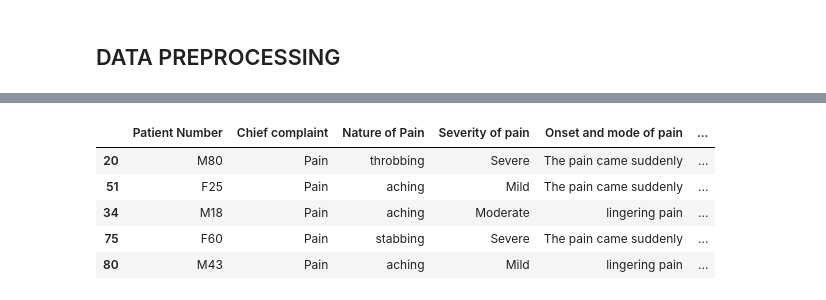
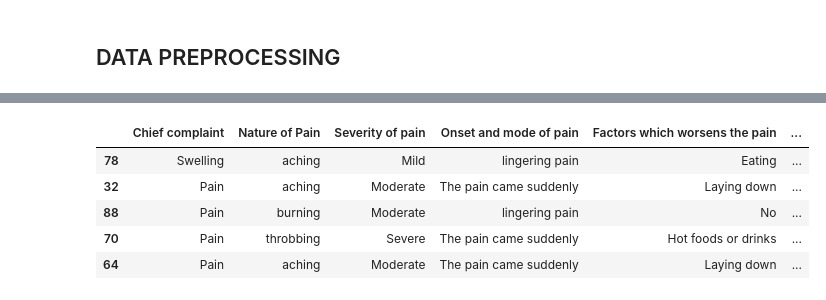
Before and after one commit to TheHuntsman4/Klepio, a Jupyter notebook: model/DentAI.ipynb, the cells around one changed output, grey strips where cells are left out. Cells and saved outputs as stored; diff of their text form; code cells hidden in the pictures.

Commit message:
<feat>: [starts in-depth data analysis and starts using updated dataset]

```diff
--- a/model/DentAI.ipynb
+++ b/model/DentAI.ipynb
@@ -21,7 +21,7 @@ warnings.filterwarnings('ignore')
 ## LOAD THE DATASET
 # %%
 #load the dataset
-data = pd.read_csv('./DentalData611.csv')
-data.sample(5)
+data = pd.read_csv('./DentalData811.csv')
+data.head()
 # %% [output]
 |  | Timestamp | Patient Number | Chief complaint | Nature of Pain | Severity of pain | Onset and mode of pain | ... |
@@ -92,12 +113,13 @@ dtype: int64
 # %%
 #Dropping unnecessary fields
 data.drop('Timestamp',axis=1, inplace=True)
+data.drop('Patient Number',axis=1, inplace=True)
 data.sample(5)
 # %% [output]
-|  | Patient Number | Chief complaint | Nature of Pain | Severity of pain | Onset and mode of pain | ... |
-| 20 | M80 | Pain | throbbing | Severe | The pain came suddenly | ... |
-| 51 | F25 | Pain | aching | Mild | The pain came suddenly | ... |
-| 34 | M18 | Pain | aching | Moderate | lingering pain | ... |
-| 75 | F60 | Pain | stabbing | Severe | The pain came suddenly | ... |
-| 80 | M43 | Pain | aching | Mild | lingering pain | ... |
+|  | Chief complaint | Nature of Pain | Severity of pain | Onset and mode of pain | Factors which worsens the pain | ... |
+| 78 | Swelling | aching | Mild | lingering pain | Eating | ... |
+| 32 | Pain | aching | Moderate | The pain came suddenly | Laying down | ... |
+| 88 | Pain | burning | Moderate | lingering pain | No | ... |
+| 70 | Pain | throbbing | Severe | The pain came suddenly | Hot foods or drinks | ... |
+| 64 | Pain | aching | Moderate | The pain came suddenly | Laying down | ... |
 # %%
```
Also changed, not shown: parts of 11 cells of this notebook.
